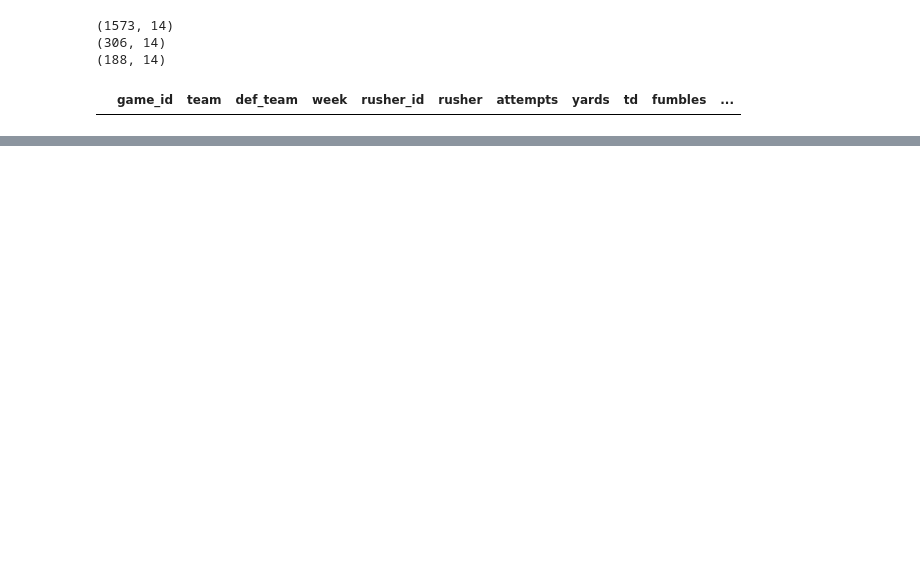
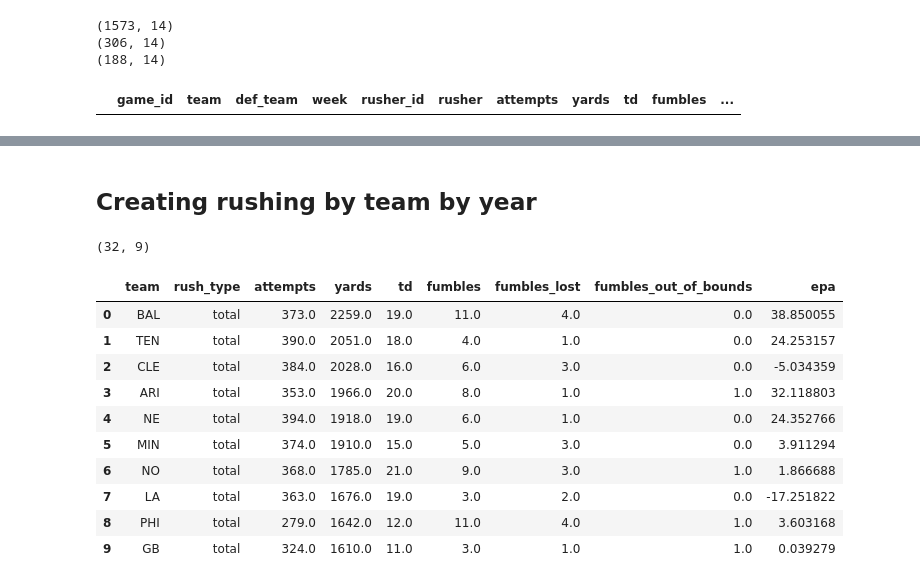
Before and after one commit to shind07/nfl-data, a Jupyter notebook: notebooks/rushing.ipynb, the cells around one changed output, grey strips where cells are left out. Drawn from its saved outputs; the diff is of its cells as text; code cells hidden in the pictures; blank space fills up the shorter version.

```diff
--- a/notebooks/rushing.ipynb
+++ b/notebooks/rushing.ipynb
@@ -413,0 +527,40 @@ df_final.to_csv("../data/rushing_all.csv", index=False)
+# %% [markdown]
+## Creating rushing by team by year
+# %%
+query = """
+    SELECT
+        team,
+        rush_type,
+        SUM(attempts) AS attempts,
+        SUM(yards) AS yards,
+        SUM(td) AS td,
+        SUM(fumbles) AS fumbles,
+        SUM(fumbles_lost) AS fumbles_lost,
+        SUM(fumbles_out_of_bounds) AS fumbles_out_of_bounds,
+        SUM(epa) AS epa
+    FROM
+        rushing_by_player_by_game
+    WHERE
+        rush_type = 'total'
+    GROUP BY
+        team,
+        rush_type
+    ORDER BY
+        SUM(yards) DESC
+"""
+df = pd.read_sql(query, db_conn)
+print(df.shape)
+df.head(10)
+# %% [output]
+(32, 9)
+|  | team | rush_type | attempts | yards | td | fumbles | fumbles_lost | fumbles_out_of_bounds | epa |
+| 0 | BAL | total | 373.0 | 2259.0 | 19.0 | 11.0 | 4.0 | 0.0 | 38.850055 |
+| 1 | TEN | total | 390.0 | 2051.0 | 18.0 | 4.0 | 1.0 | 0.0 | 24.253157 |
+| 2 | CLE | total | 384.0 | 2028.0 | 16.0 | 6.0 | 3.0 | 0.0 | -5.034359 |
+| 3 | ARI | total | 353.0 | 1966.0 | 20.0 | 8.0 | 1.0 | 1.0 | 32.118803 |
+| 4 | NE | total | 394.0 | 1918.0 | 19.0 | 6.0 | 1.0 | 0.0 | 24.352766 |
+| 5 | MIN | total | 374.0 | 1910.0 | 15.0 | 5.0 | 3.0 | 0.0 | 3.911294 |
+| 6 | NO | total | 368.0 | 1785.0 | 21.0 | 9.0 | 3.0 | 1.0 | 1.866688 |
+| 7 | LA | total | 363.0 | 1676.0 | 19.0 | 3.0 | 2.0 | 0.0 | -17.251822 |
+| 8 | PHI | total | 279.0 | 1642.0 | 12.0 | 11.0 | 4.0 | 1.0 | 3.603168 |
+| 9 | GB | total | 324.0 | 1610.0 | 11.0 | 3.0 | 1.0 | 1.0 | 0.039279 |
```
Also changed, not shown: parts of 6 cells of this notebook, 2 other files.
